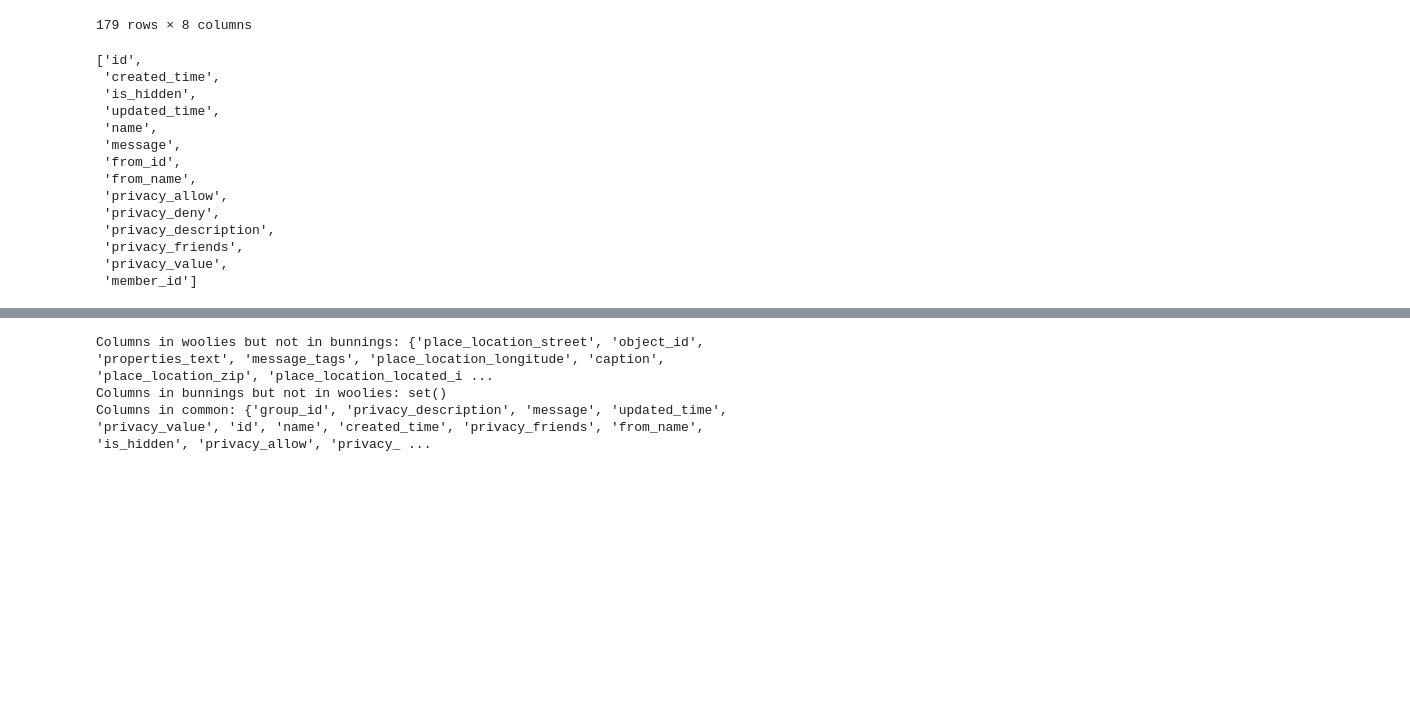
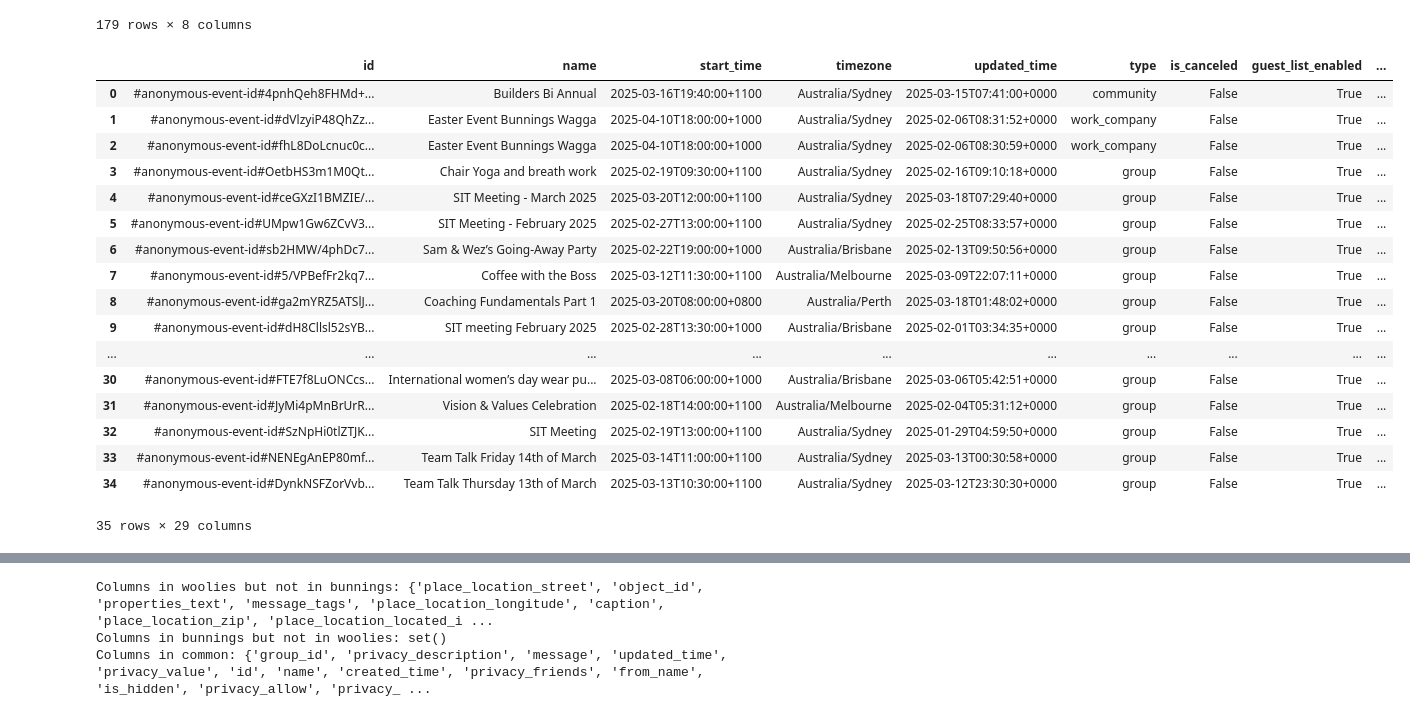
Before and after one commit to djmking-tai/workplace_converter, a Jupyter notebook: dev_api_notebook.ipynb, the cells around one changed output, grey strips where cells are left out. Cells and saved outputs as stored; diff of their text form; code cells hidden in the pictures; blank space fills up the shorter version.

```diff
--- a/dev_api_notebook.ipynb
+++ b/dev_api_notebook.ipynb
@@ -1551,20 +1555,24 @@ all_input_post_comments = pl.scan_parquet(glob.glob('input_converted_parquet/pos
 all_input_post_reactions = pl.scan_parquet(glob.glob('input_converted_parquet/post_reactions_*.parquet'))
 all_input_post_seen = pl.scan_parquet(glob.glob('input_converted_parquet/post_seen_*.parquet'))
 all_input_post_summaries = pl.scan_parquet(glob.glob('input_converted_parquet/post_summaries_*.parquet'))
-# %%
-all_bunnings_member_feeds.columns
-# %% [output]
-['id',
- 'created_time',
- 'is_hidden',
- 'updated_time',
- 'name',
- 'message',
- 'from_id',
- 'from_name',
- 'privacy_allow',
- 'privacy_deny',
- 'privacy_description',
- 'privacy_friends',
- 'privacy_value',
- 'member_id']
+# %%
+all_bunnings_member_events
+# %% [output]
+|  | id | name | start_time | timezone | updated_time | type | is_canceled | guest_list_enabled | ... |
+| 0 | #anonymous-event-id#4pnhQeh8FHMd+... | Builders Bi Annual | 2025-03-16T19:40:00+1100 | Australia/Sydney | 2025-03-15T07:41:00+0000 | community | False | True | ... |
+| 1 | #anonymous-event-id#dVlzyiP48QhZz... | Easter Event Bunnings Wagga | 2025-04-10T18:00:00+1000 | Australia/Sydney | 2025-02-06T08:31:52+0000 | work_company | False | True | ... |
+| 2 | #anonymous-event-id#fhL8DoLcnuc0c... | Easter Event Bunnings Wagga | 2025-04-10T18:00:00+1000 | Australia/Sydney | 2025-02-06T08:30:59+0000 | work_company | False | True | ... |
+| 3 | #anonymous-event-id#OetbHS3m1M0Qt... | Chair Yoga and breath work | 2025-02-19T09:30:00+1100 | Australia/Sydney | 2025-02-16T09:10:18+0000 | group | False | True | ... |
+| 4 | #anonymous-event-id#ceGXzI1BMZIE/... | SIT Meeting - March 2025 | 2025-03-20T12:00:00+1100 | Australia/Sydney | 2025-03-18T07:29:40+0000 | group | False | True | ... |
+| 5 | #anonymous-event-id#UMpw1Gw6ZCvV3... | SIT Meeting - February 2025 | 2025-02-27T13:00:00+1100 | Australia/Sydney | 2025-02-25T08:33:57+0000 | group | False | True | ... |
+| 6 | #anonymous-event-id#sb2HMW/4phDc7... | Sam & Wez’s Going-Away Party | 2025-02-22T19:00:00+1000 | Australia/Brisbane | 2025-02-13T09:50:56+0000 | group | False | True | ... |
+| 7 | #anonymous-event-id#5/VPBefFr2kq7... | Coffee with the Boss | 2025-03-12T11:30:00+1100 | Australia/Melbourne | 2025-03-09T22:07:11+0000 | group | False | True | ... |
+| 8 | #anonymous-event-id#ga2mYRZ5ATSlJ... | Coaching Fundamentals Part 1 | 2025-03-20T08:00:00+0800 | Australia/Perth | 2025-03-18T01:48:02+0000 | group | False | True | ... |
+| 9 | #anonymous-event-id#dH8Cllsl52sYB... | SIT meeting February 2025 | 2025-02-28T13:30:00+1000 | Australia/Brisbane | 2025-02-01T03:34:35+0000 | group | False | True | ... |
+| ... | ... | ... | ... | ... | ... | ... | ... | ... | ... |
+| 30 | #anonymous-event-id#FTE7f8LuONCcs... | International women’s day wear pu... | 2025-03-08T06:00:00+1000 | Australia/Brisbane | 2025-03-06T05:42:51+0000 | group | False | True | ... |
+| 31 | #anonymous-event-id#JyMi4pMnBrUrR... | Vision & Values Celebration | 2025-02-18T14:00:00+1100 | Australia/Melbourne | 2025-02-04T05:31:12+0000 | group | False | True | ... |
+| 32 | #anonymous-event-id#SzNpHi0tlZTJK... | SIT Meeting | 2025-02-19T13:00:00+1100 | Australia/Sydney | 2025-01-29T04:59:50+0000 | group | False | True | ... |
+| 33 | #anonymous-event-id#NENEgAnEP80mf... | Team Talk Friday 14th of March | 2025-03-14T11:00:00+1100 | Australia/Sydney | 2025-03-13T00:30:58+0000 | group | False | True | ... |
+| 34 | #anonymous-event-id#DynkNSFZorVvb... | Team Talk Thursday 13th of March | 2025-03-13T10:30:00+1100 | Australia/Sydney | 2025-03-12T23:30:30+0000 | group | False | True | ... |
+35 rows × 29 columns
```
Also changed, not shown: parts of 18 cells of this notebook, 3 other files.
